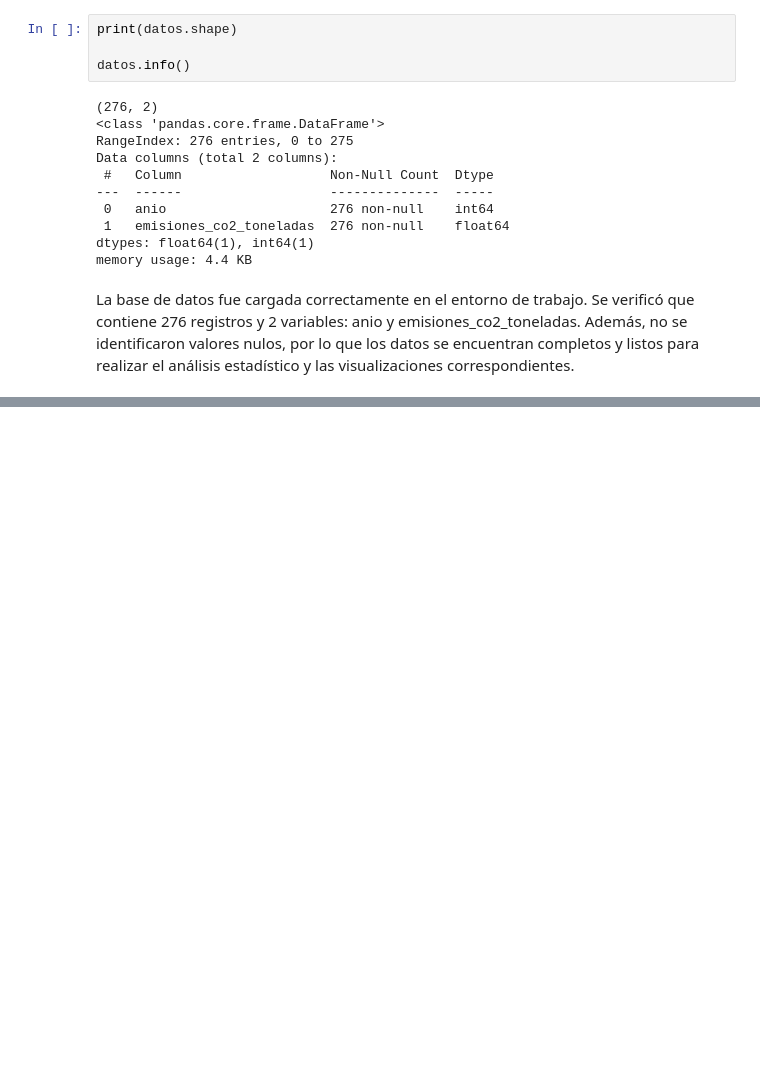
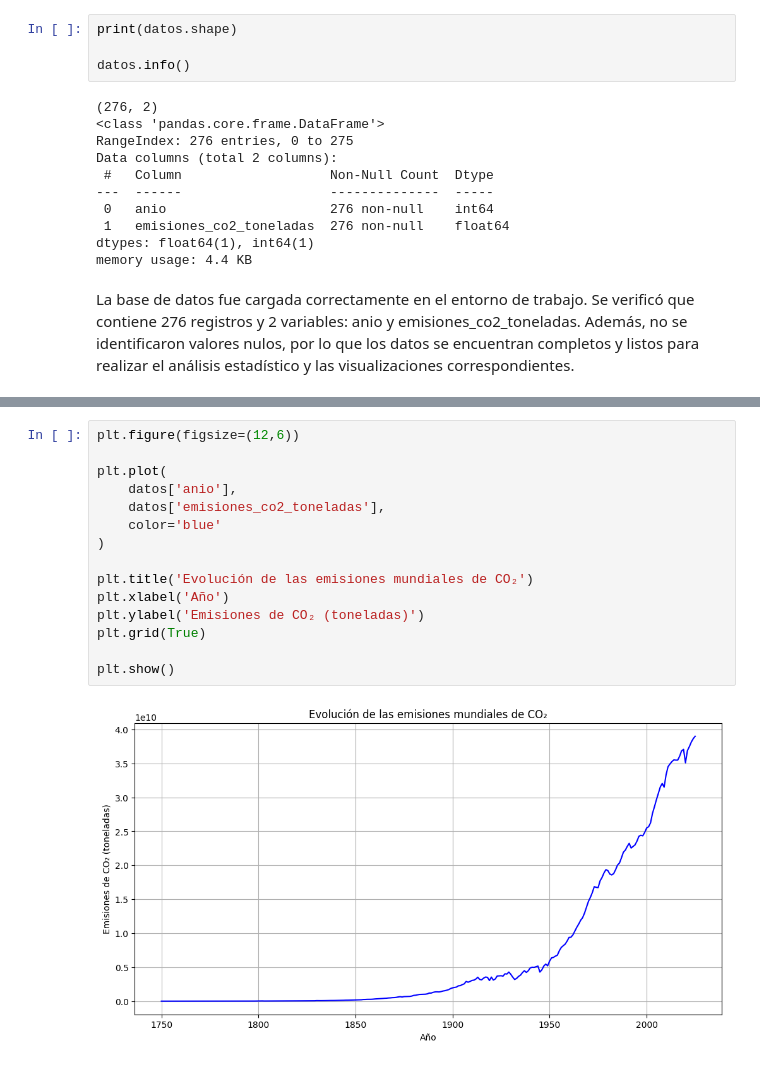
Before and after one commit to kafuni1234-gif/ACTIVIDAD-4-, a Jupyter notebook: 02_analisis_visualizacion_CO2.ipynb, the cells around one changed output, grey strips where cells are left out. Drawn from its saved outputs; the diff is of its cells as text; blank space fills up the shorter version.

Commit message:
Se agrega el análisis estadístico, la evolución histórica, la relación entre el año y las emisiones de CO₂ y las conclusiones. Con esto se finaliza el notebook #2

```diff
--- a/02_analisis_visualizacion_CO2.ipynb
+++ b/02_analisis_visualizacion_CO2.ipynb
@@ -87,0 +116,17 @@ La base de datos fue cargada correctamente en el entorno de trabajo. Se verific
+# %%
+plt.figure(figsize=(12,6))
+
+plt.plot(
+    datos['anio'],
+    datos['emisiones_co2_toneladas'],
+    color='blue'
+)
+
+plt.title('Evolución de las emisiones mundiales de CO₂')
+plt.xlabel('Año')
+plt.ylabel('Emisiones de CO₂ (toneladas)')
+plt.grid(True)
+
+plt.show()
+# %% [output]
+[figure, added]
```
Also changed, not shown: parts of 12 cells of this notebook.
